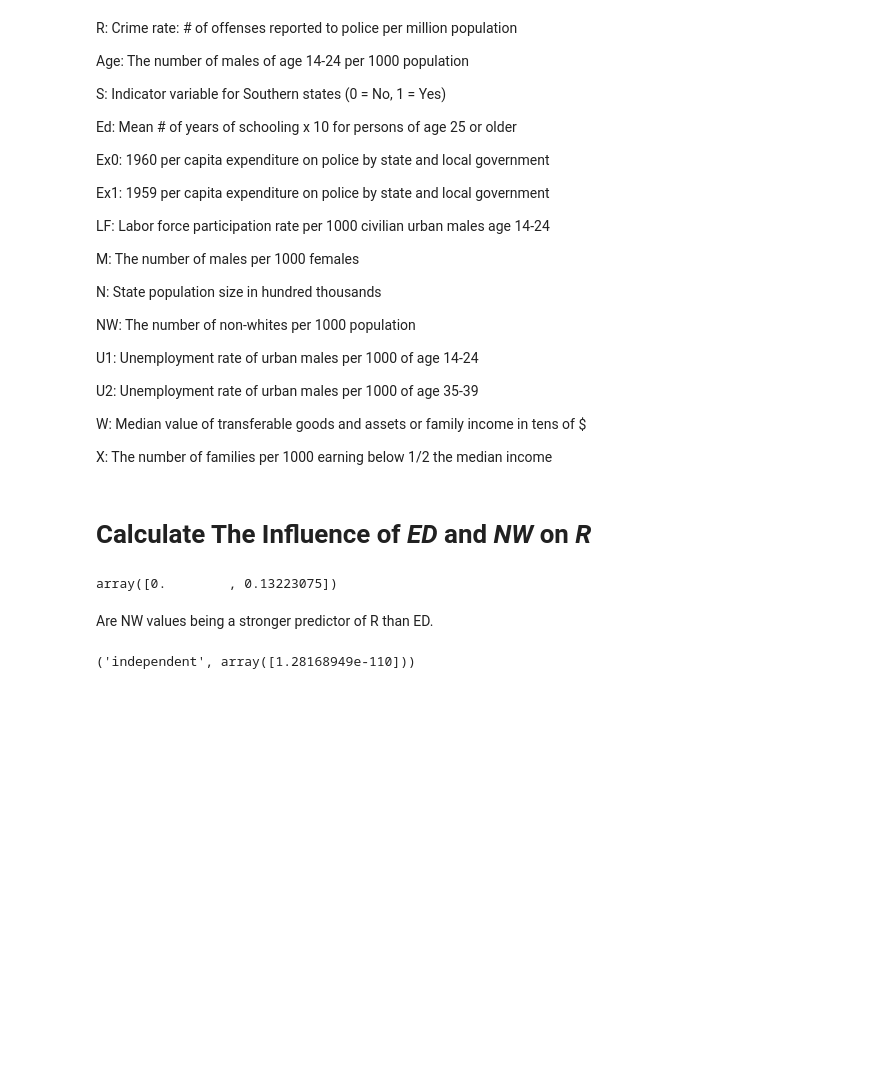
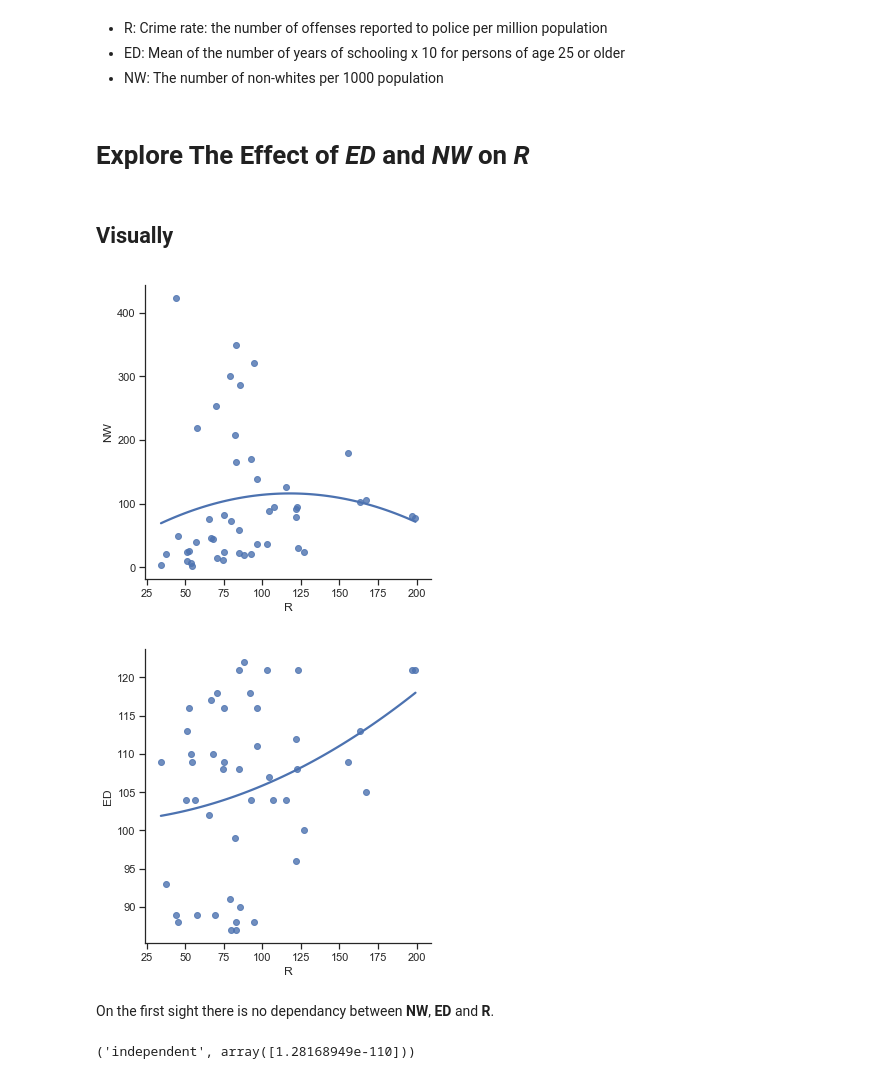
Before and after one commit to artemii-yanushevskyi/Computer-Statistics-Course, a Jupyter notebook: Lab C - Dependency Checks.ipynb, the cells around one changed output. Saved outputs shown, nothing was run; the diff lists cells and outputs as text; code cells hidden in the pictures; blank space fills up the shorter version.

```diff
--- a/Lab C - Dependency Checks.ipynb
+++ b/Lab C - Dependency Checks.ipynb
@@ -19,35 +19,7 @@ df.head()
-# %% [markdown]
-
-R: Crime rate: # of offenses reported to police per million population
-
-Age: The number of males of age 14-24 per 1000 population
-
-S: Indicator variable for Southern states (0 = No, 1 = Yes)
-
-Ed: Mean # of years of schooling x 10 for persons of age 25 or older
-
-Ex0: 1960 per capita expenditure on police by state and local government
-
-Ex1: 1959 per capita expenditure on police by state and local government
-
-LF: Labor force participation rate per 1000 civilian urban males age 14-24
-
-M: The number of males per 1000 females
-
-N: State population size in hundred thousands
-
-NW: The number of non-whites per 1000 population
-
-U1: Unemployment rate of urban males per 1000 of age 14-24
-
-U2: Unemployment rate of urban males per 1000 of age 35-39
-
-W: Median value of transferable goods and assets or family income in tens of $
-
-X: The number of families per 1000 earning below 1/2 the median income
-# %% [markdown]
-
-# Calculate The Influence of _ED_ and _NW_ on _R_
+# %% [markdown]
+* R: Crime rate: the number of offenses reported to police per million population
+* ED: Mean of the number of years of schooling x 10 for persons of age 25 or older
+* NW: The number of non-whites per 1000 population
 # %%
 ed = df[['ED']].values
 nw = df[['NW']].values
@@ -59,12 +31,18 @@ X = np.concatenate([ed,nw], axis=1)
 from sklearn import preprocessing
 X = preprocessing.StandardScaler().fit(X).transform(X)
-# %%
-from sklearn.feature_selection import mutual_info_regression
-mutual_info_regression(X, np.squeeze(r))
-# %% [output]
-array([0.        , 0.13223075])
-# %% [markdown]
-Are NW values being a stronger predictor of R than ED.
+# %% [markdown]
+
+# Explore The Effect of _ED_ and _NW_ on _R_
+# %% [markdown]
+## Visually
+# %%
+ax = sns.lmplot('R', 'NW', df, ci=None, order=2, truncate=True),
+sns.lmplot('R', 'ED', df, ci=None, order=2, truncate=True);
+# %% [output]
+[figure, added]
+[figure, added]
+# %% [markdown]
+On the first sight there is no dependancy between __NW__, __ED__ and __R__.
 # %%
 import scipy.stats as stats
 
```
Also changed, not shown: parts of 10 cells of this notebook, 1 other file.
